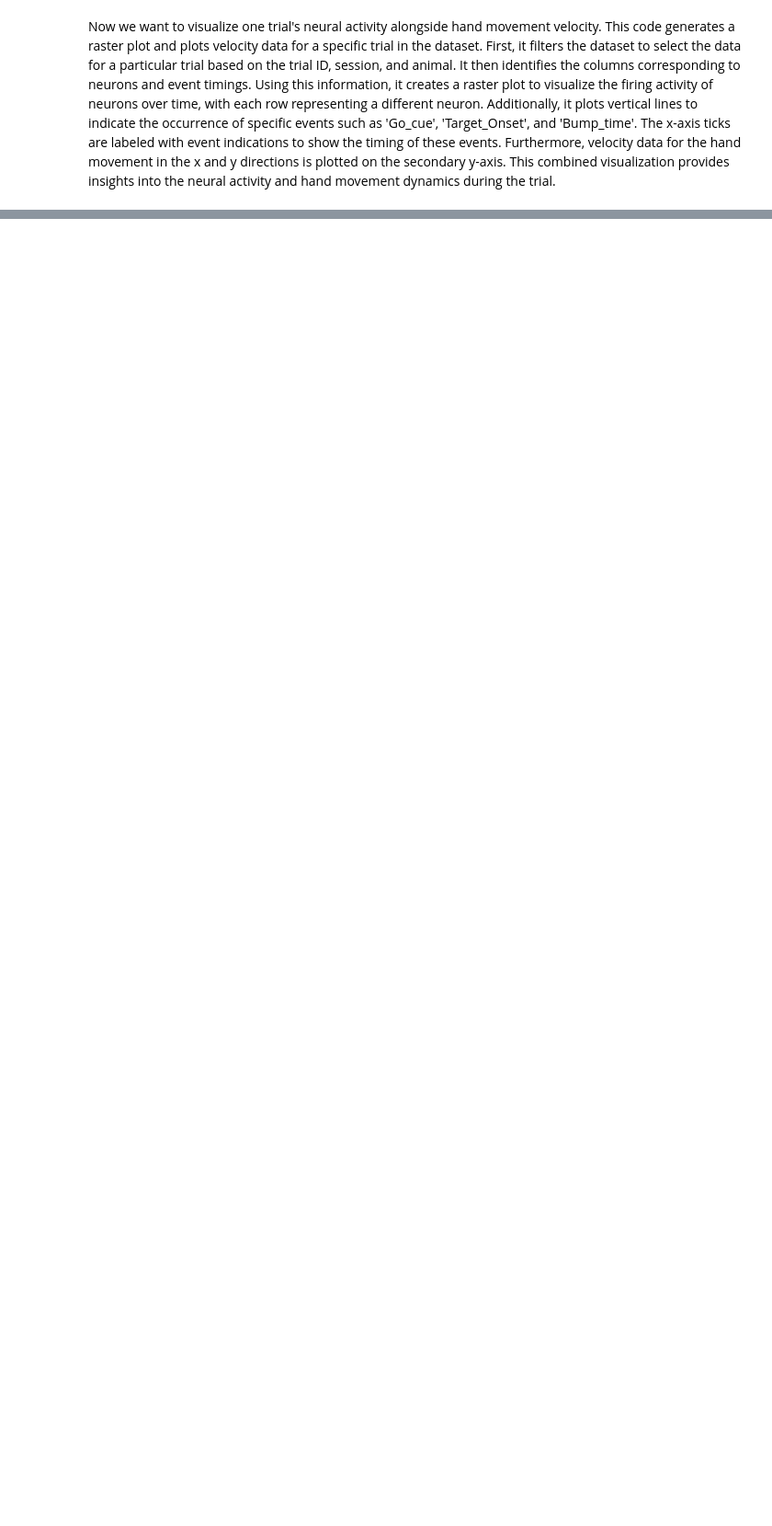
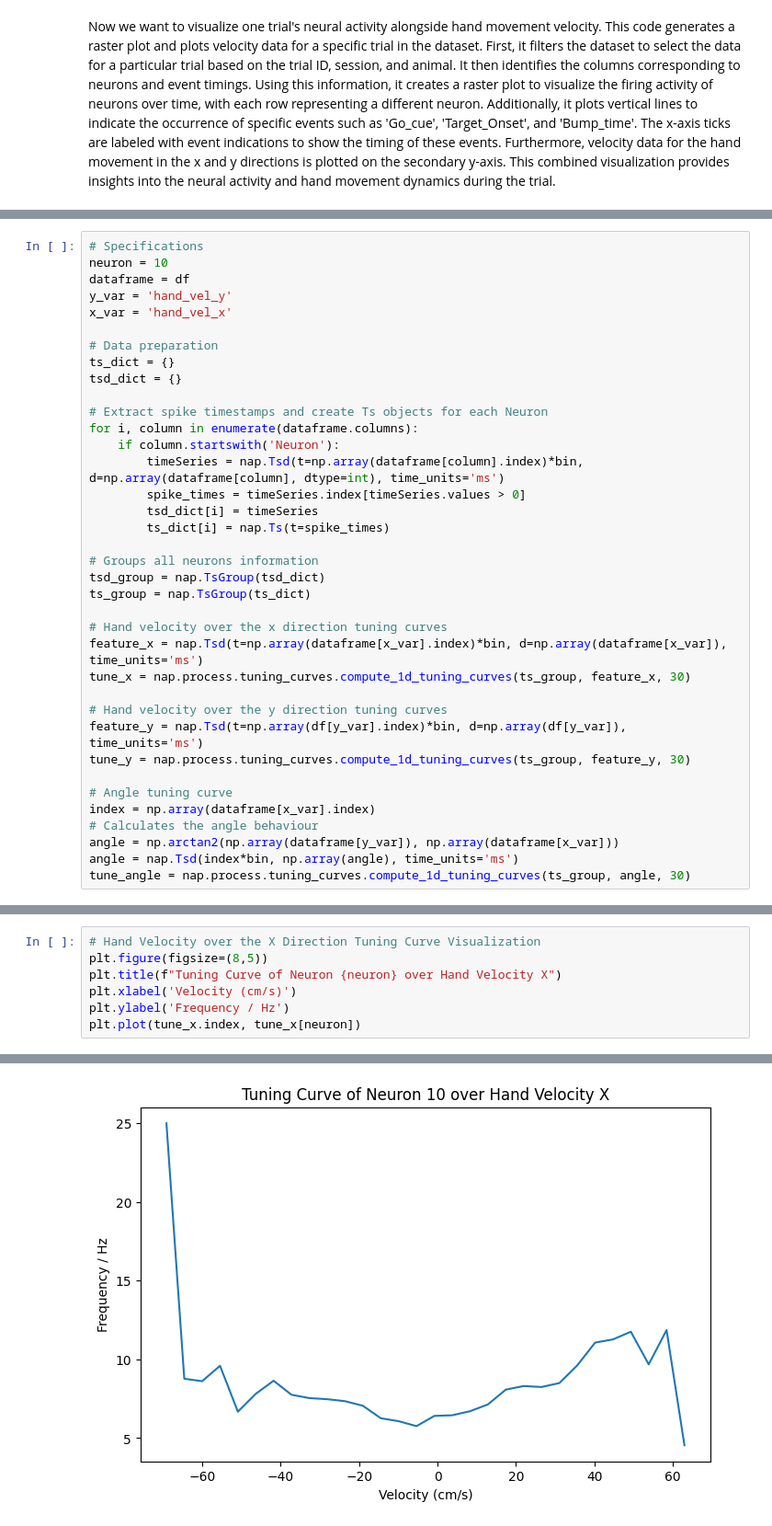
Before and after one commit to catniplab/NeuroTask, a Jupyter notebook: tutorial_data_analysis_nwb.ipynb, the cells around one changed output, grey strips where cells are left out. Shown at 92% size. Cells and saved outputs as stored; diff of their text form; blank space fills up the shorter version.

```diff
--- a/tutorial_data_analysis_nwb.ipynb
+++ b/tutorial_data_analysis_nwb.ipynb
@@ -219,0 +267,37 @@ plt.show()
+# %%
+# Specifications
+neuron = 10
+dataframe = df
+y_var = 'hand_vel_y'
+x_var = 'hand_vel_x'
+
+# Data preparation
+ts_dict = {}
+tsd_dict = {}
+
+# Extract spike timestamps and create Ts objects for each Neuron
+for i, column in enumerate(dataframe.columns):
+    if column.startswith('Neuron'):
+        timeSeries = nap.Tsd(t=np.array(dataframe[column].index)*bin, d=np.array(dataframe[column], dtype=int), time_units='ms')
+        spike_times = timeSeries.index[timeSeries.values > 0]
+        tsd_dict[i] = timeSeries
+        ts_dict[i] = nap.Ts(t=spike_times)
+
+# Groups all neurons information
+tsd_group = nap.TsGroup(tsd_dict)
+ts_group = nap.TsGroup(ts_dict)
+
+# Hand velocity over the x direction tuning curves
+feature_x = nap.Tsd(t=np.array(dataframe[x_var].index)*bin, d=np.array(dataframe[x_var]), time_units='ms')
+tune_x = nap.process.tuning_curves.compute_1d_tuning_curves(ts_group, feature_x, 30)
+
+# Hand velocity over the y direction tuning curves
+feature_y = nap.Tsd(t=np.array(df[y_var].index)*bin, d=np.array(df[y_var]), time_units='ms')
+tune_y = nap.process.tuning_curves.compute_1d_tuning_curves(ts_group, feature_y, 30)
+
+# Angle tuning curve
+index = np.array(dataframe[x_var].index)
+# Calculates the angle behaviour
+angle = np.arctan2(np.array(dataframe[y_var]), np.array(dataframe[x_var]))
+angle = nap.Tsd(index*bin, np.array(angle), time_units='ms')
+tune_angle = nap.process.tuning_curves.compute_1d_tuning_curves(ts_group, angle, 30)
@@ -219,0 +306,8 @@ plt.show()
+# %%
+# Hand Velocity over the X Direction Tuning Curve Visualization
+plt.figure(figsize=(8,5))
+plt.title(f"Tuning Curve of Neuron {neuron} over Hand Velocity X")
+plt.xlabel('Velocity (cm/s)')
+plt.ylabel('Frequency / Hz')
+plt.plot(tune_x.index, tune_x[neuron])
+# %% [output]
@@ -219,0 +315 @@ plt.show()
+[figure, added]
```
Also changed, not shown: parts of 22 cells of this notebook.
